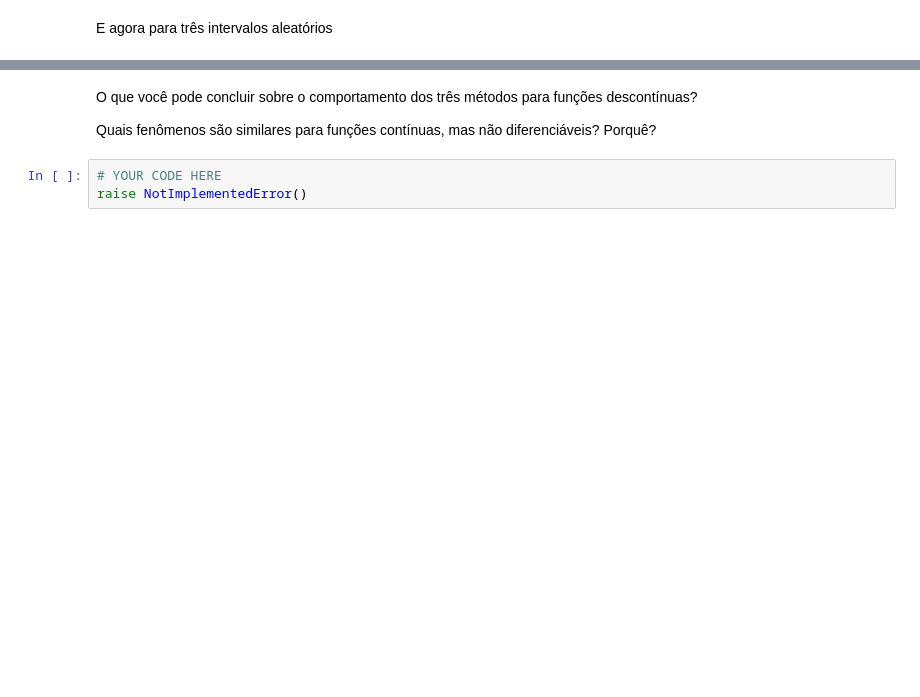
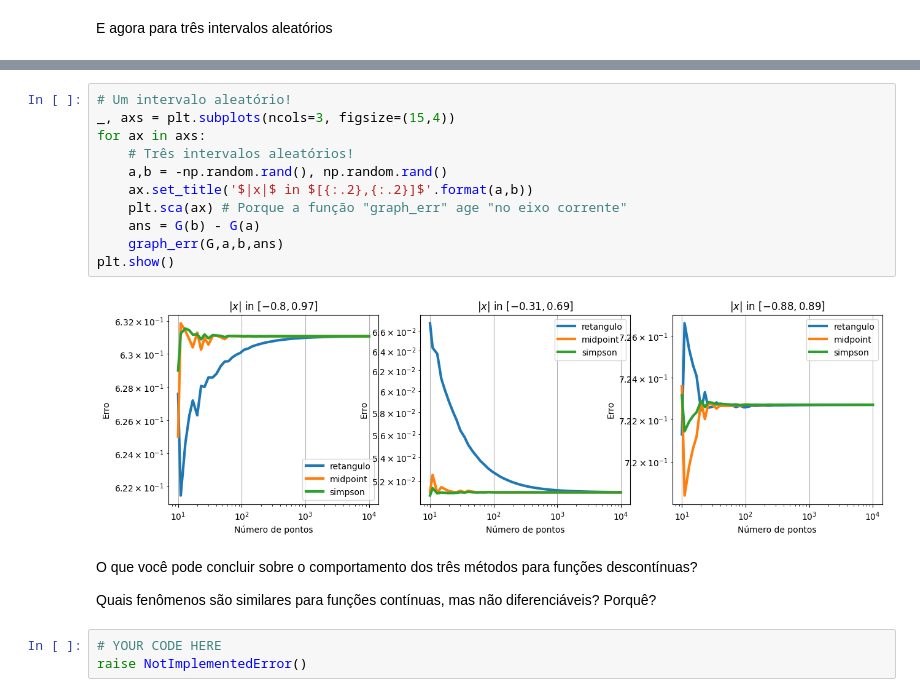
Before and after one commit to gustavo-m-vieira/comp-cient, a Jupyter notebook: Testes/Teste6.ipynb, the cells around one changed output, grey strips where cells are left out. Saved outputs shown, nothing was run; the diff lists cells and outputs as text; blank space fills up the shorter version.

```diff
--- a/Testes/Teste6.ipynb
+++ b/Testes/Teste6.ipynb
@@ -256,3 +260,16 @@ plt.show()
+# %%
+# Um intervalo aleatório!
+_, axs = plt.subplots(ncols=3, figsize=(15,4))
+for ax in axs:
+    # Três intervalos aleatórios!
+    a,b = -np.random.rand(), np.random.rand()
+    ax.set_title('$|x|$ in $[{:.2},{:.2}]$'.format(a,b))
+    plt.sca(ax) # Porque a função "graph_err" age "no eixo corrente"
+    ans = G(b) - G(a)
+    graph_err(G,a,b,ans)
+plt.show()
+# %% [output]
+[figure, added]
 # %% [markdown]
 O que você pode concluir sobre o comportamento dos três métodos para funções descontínuas?
 
```
Also changed, not shown: parts of 9 cells of this notebook.
